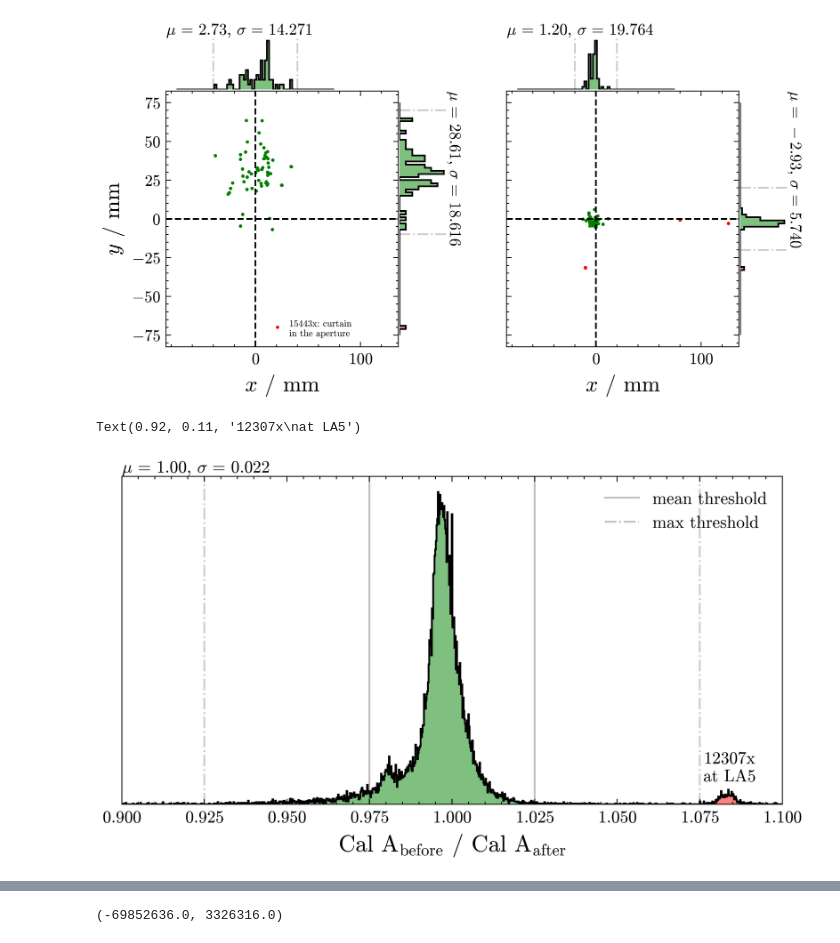
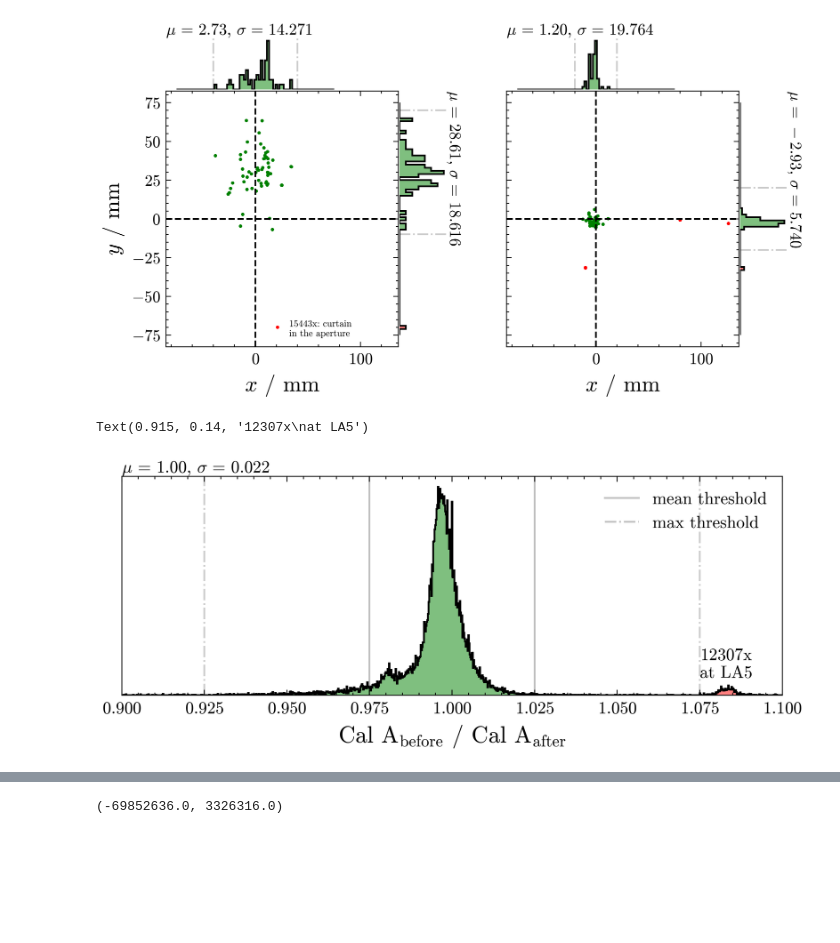
Before and after one commit to Quizznor/phd-thesis, a Jupyter notebook: Projects/XYScanner/QualityCheck/quality_cuts.ipynb, the cells around one changed output, grey strips where cells are left out. Cells and saved outputs as stored; diff of their text form; code cells hidden in the pictures; blank space fills up the shorter version.

```diff
--- a/Projects/XYScanner/QualityCheck/quality_cuts.ipynb
+++ b/Projects/XYScanner/QualityCheck/quality_cuts.ipynb
@@ -365,30 +365,32 @@ plt.subplots_adjust(hspace=0.01, wspace=0.01)
 [figure]
 # %%
 # cal a stability
+
+fig = plt.figure(figsize=[6.6, 2.2])
 
 cal_a_bins = np.linspace(0.9, 1.1, 1000)
 cal_a_mean = np.linspace(0.9, 1.1, 100)
 
 cal_a_ratios = np.array(cal_a_ratios)
 cal_a_ratios[cal_a_ratios < 0] = np.nan
 
 cal_a_ratios[~np.isfinite(cal_a_ratios)] = 1
 
 _ = select_hist(cal_a_ratios, bins=cal_a_bins, cuts=[0.925, 1.075], ax=plt.gca())
 plt.xlabel(r'Cal A$_\mathrm{before}$ / Cal A$_\mathrm{after}$')
 plt.yticks([])
 
 plt.axvline(0.975, c='gray', ls='solid', label='mean threshold', zorder=0, alpha=0.5)
 plt.axvline(1.025, c='gray', ls='solid', zorder=0, alpha=0.5)
 
 plt.axvline(1.2, c='gray', ls='-.', label='max threshold', alpha=0.5)
 plt.xlim(0.9, 1.1)
 plt.legend()
 
-plt.text(0.92, 0.11, "12307x\nat LA5",
+plt.text(0.915, 0.14, "12307x\nat LA5",
          va='center', ha='center', transform=plt.gca().transAxes)
 # %% [output]
-Text(0.92, 0.11, '12307x\nat LA5')
+Text(0.915, 0.14, '12307x\nat LA5')
-[figure, old version]
+[figure, new version]
 # %%
 # std. calib
```
Also changed, not shown: parts of 5 cells of this notebook, 1 other file.
